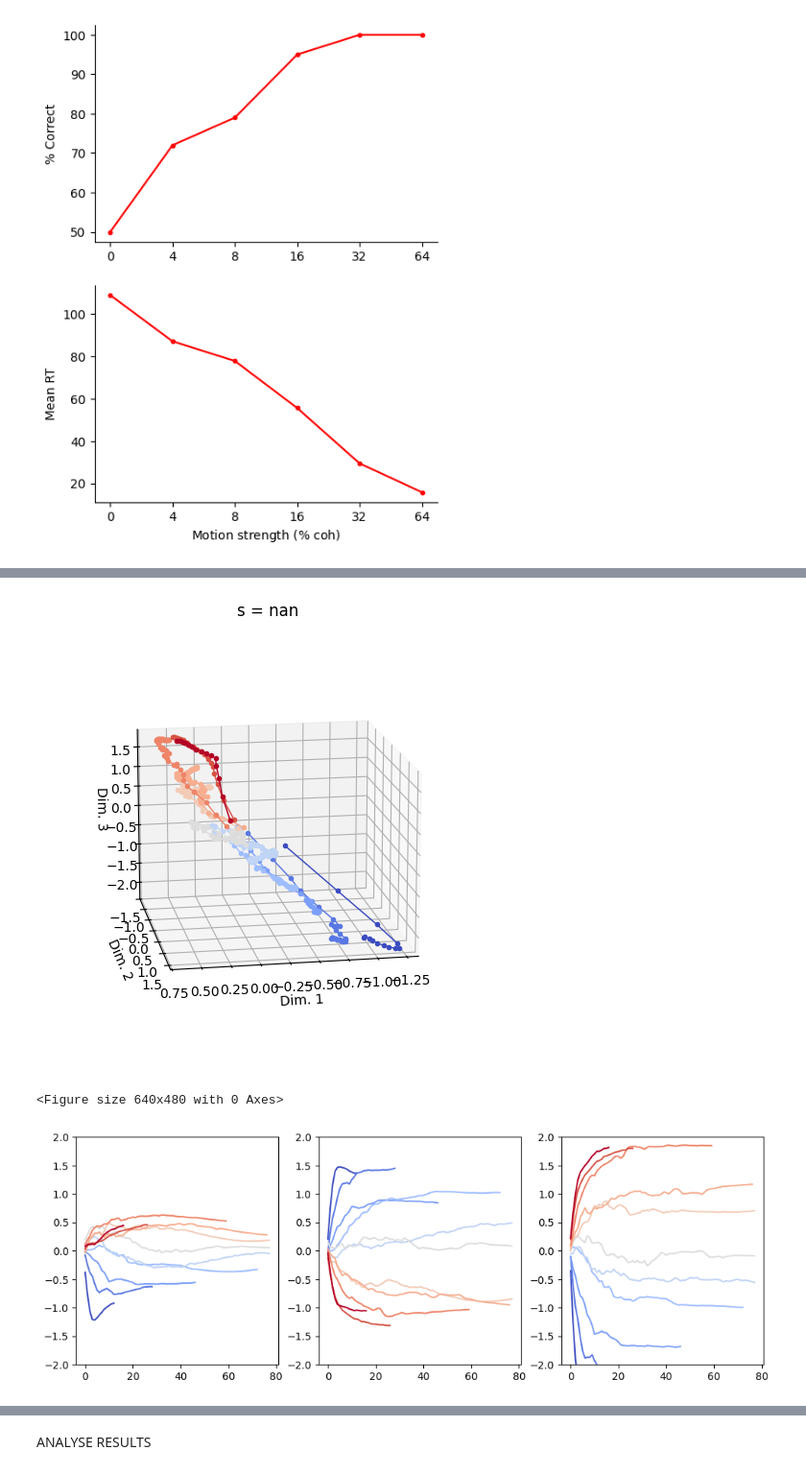
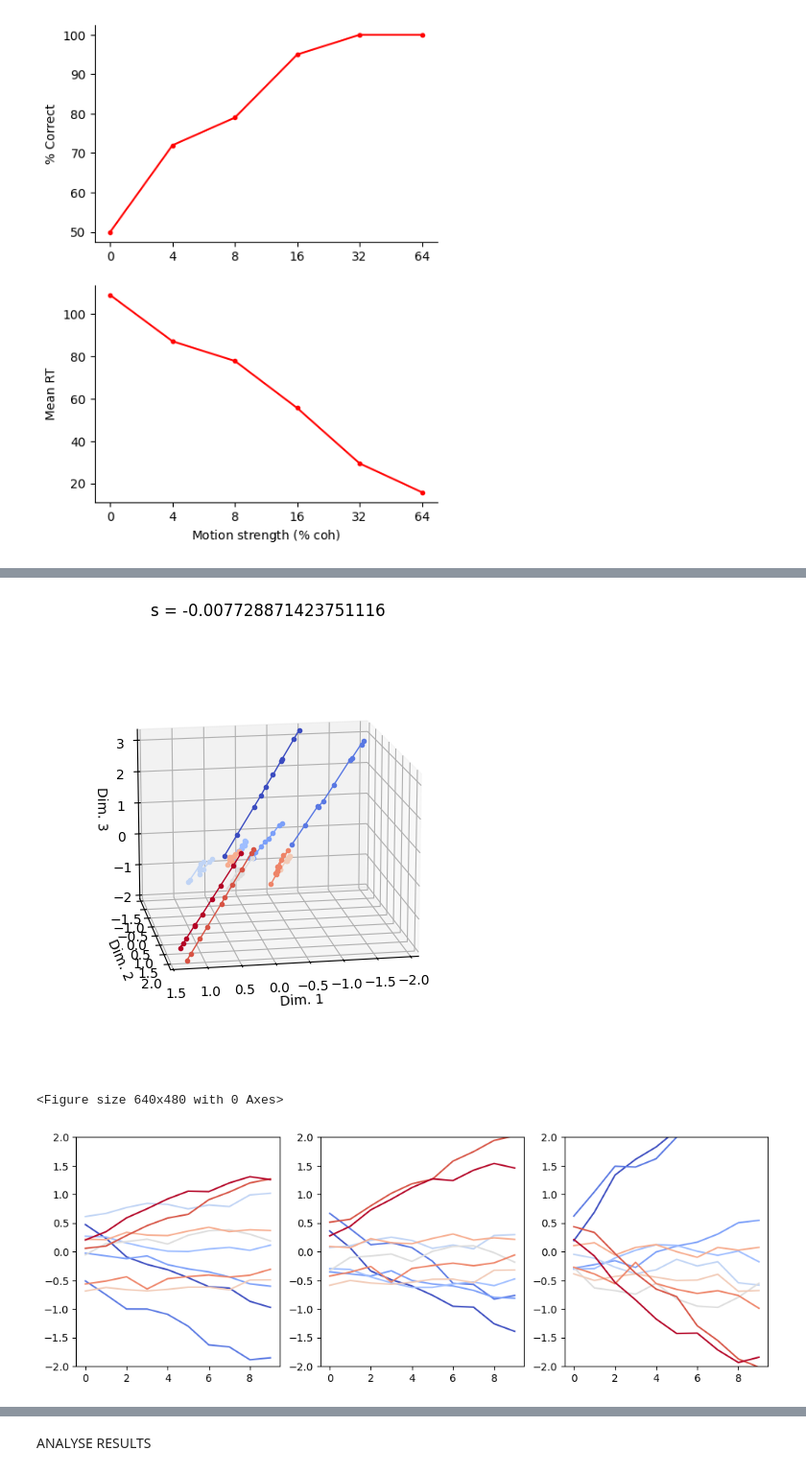
Before and after one commit to ArielleRosinski/SCA_project, a Jupyter notebook: DDM.ipynb, the cells around one changed output, grey strips where cells are left out. Shown: that part at 96% size. Saved outputs shown, nothing was run; the diff lists cells and outputs as text; code cells hidden in the pictures.

```diff
--- a/DDM.ipynb
+++ b/DDM.ipynb
@@ -47,7 +47,7 @@ mu = np.array([ -0.64, -0.32, -0.16, -0.08, -0.04, 0.0, 0.04, 0.08, 0.16, 0.32,
 sigma = 0.35
 dt = 0.1
 total_time = 100
-trials = 50
+trials = 10
 
 ls_RTs = []
 ls_accs = []
@@ -300,7 +268,7 @@ fig.show()
 # %%
 from linear_sca import *
 wandb.init(project="", name="", mode="disabled")
-U, ls_loss, ls_S_ratio = optimize(center(X), d=d, learning_rate=0.01, iterations=200)
+U, ls_loss, ls_S_ratio = optimize(center(X_train), d=d, learning_rate=0.01, iterations=200)
 wandb.finish
 
 get_loss_fig(ls_loss, ls_S_ratio )
@@ -329,7 +297,7 @@ Iteration 190, S: 373.2991943359375, S_ratio: 0.0006440854049287736
 # %%
 U_qr, _ = jnp.linalg.qr(U)
-Y = jnp.einsum('ji,kjl->kil', U_qr, center(X))
-Y = jnp.mean(Y.reshape(trials, -1, d, T), axis=0)
+Y = jnp.einsum('ji,kjl->kil', U_qr, center(X_train))
+Y = jnp.mean(Y.reshape(trials-split, -1, d, T), axis=0)
 
 # for i in range(Y.shape[0]):
 #     #Y = Y[:,:,:jnp.array(RTs).reshape(-1)[i]]
@@ -347,5 +315,5 @@ analyse_projs(Y, RTs, ymin=-2, ymax=2)
-[figure, old version]
+[figure, new version]
 <Figure size 640x480 with 0 Axes>
-[figure, old version]
+[figure, new version]
 # %%
 """ PCA """
```
Also changed, not shown: parts of 13 cells of this notebook, 4 other files.
